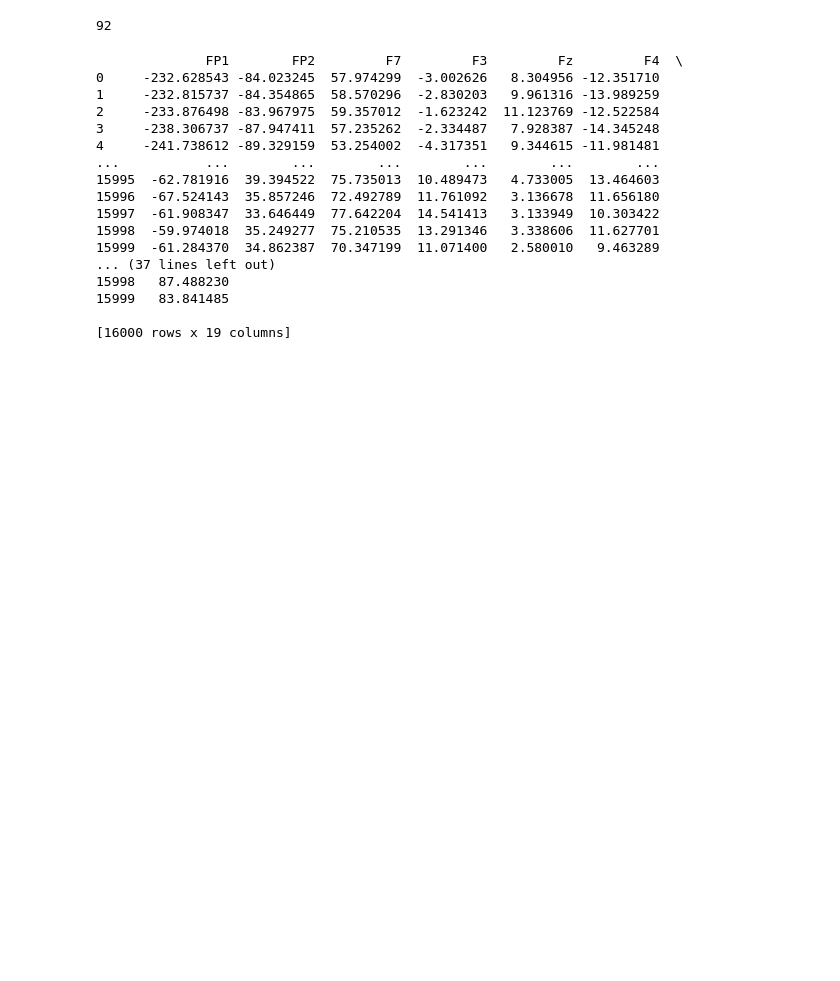
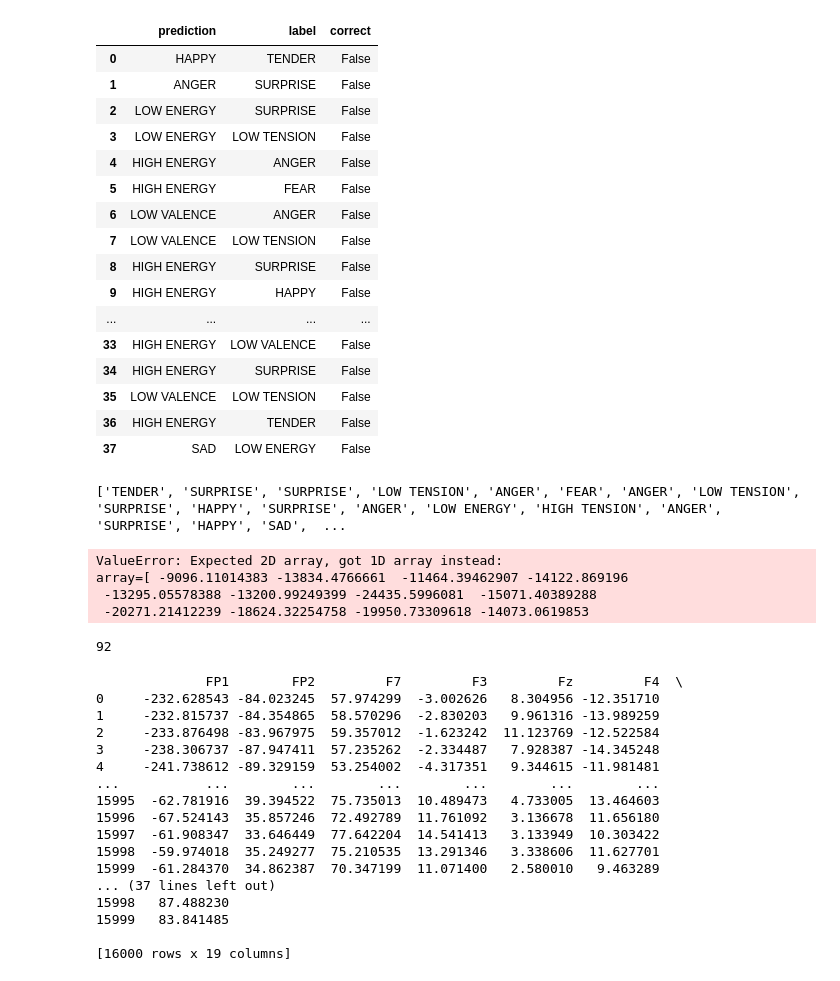
Before and after one commit to Ben243/COGS189-final-project, a Jupyter notebook: notebook.ipynb, the cells around one changed output. Drawn from its saved outputs; the diff is of its cells as text; code cells hidden in the pictures; blank space fills up the shorter version.

```diff
--- a/notebook.ipynb
+++ b/notebook.ipynb
@@ -61,3 +185,38 @@ Processing completed!
+# %%
+predictions = pd.DataFrame({'prediction': lda.predict(test_pca), 'label': test_labels})
+# %%
+predictions['correct'] = predictions['prediction'] == predictions['label']
+predictions
+# %% [output]
+|  | prediction | label | correct |
+| 0 | HAPPY | TENDER | False |
+| 1 | ANGER | SURPRISE | False |
+| 2 | LOW ENERGY | SURPRISE | False |
+| 3 | LOW ENERGY | LOW TENSION | False |
+| 4 | HIGH ENERGY | ANGER | False |
+| 5 | HIGH ENERGY | FEAR | False |
+| 6 | LOW VALENCE | ANGER | False |
+| 7 | LOW VALENCE | LOW TENSION | False |
+| 8 | HIGH ENERGY | SURPRISE | False |
+| 9 | HIGH ENERGY | HAPPY | False |
+| ... | ... | ... | ... |
+| 33 | HIGH ENERGY | LOW VALENCE | False |
+| 34 | HIGH ENERGY | SURPRISE | False |
+| 35 | LOW VALENCE | LOW TENSION | False |
+| 36 | HIGH ENERGY | TENDER | False |
+| 37 | SAD | LOW ENERGY | False |
+# %%
+print(test_labels)
+# %% [output]
+['TENDER', 'SURPRISE', 'SURPRISE', 'LOW TENSION', 'ANGER', 'FEAR', 'ANGER', 'LOW TENSION', 'SURPRISE', 'HAPPY', 'SURPRISE', 'ANGER', 'LOW ENERGY', 'HIGH TENSION', 'ANGER', 'SURPRISE', 'HAPPY', 'SAD',  ...
+# %%
+output = [lda.predict(test) for test in test_pca]
+print(output)
+# %% [output]
+ValueError: Expected 2D array, got 1D array instead:
+array=[ -9096.11014383 -13834.4766661  -11464.39462907 -14122.869196
+ -13295.05578388 -13200.99249399 -24435.5996081  -15071.40389288
+ -20271.21412239 -18624.32254758 -19950.73309618 -14073.0619853
 # %%
 def binarizer(x):
     """divides the feature space by perceived arousal level of emotion (high/low)"""
```
Also changed, not shown: parts of 17 cells of this notebook.
